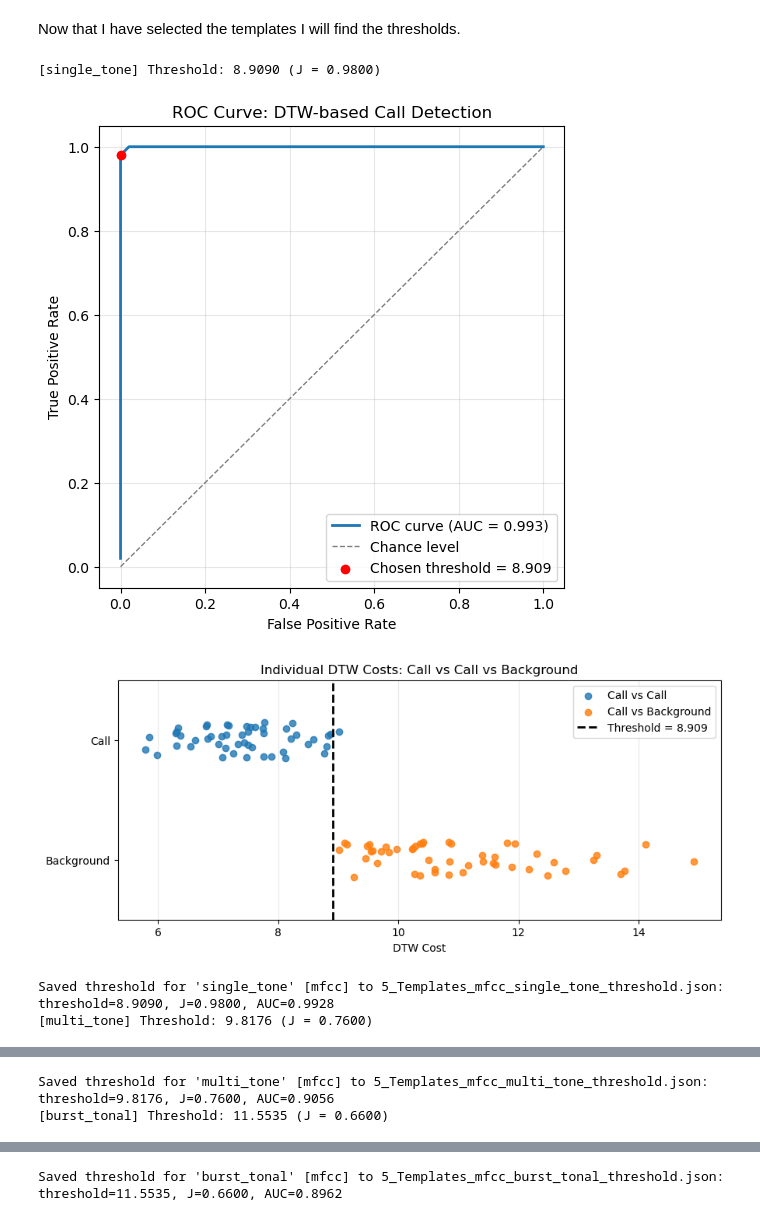
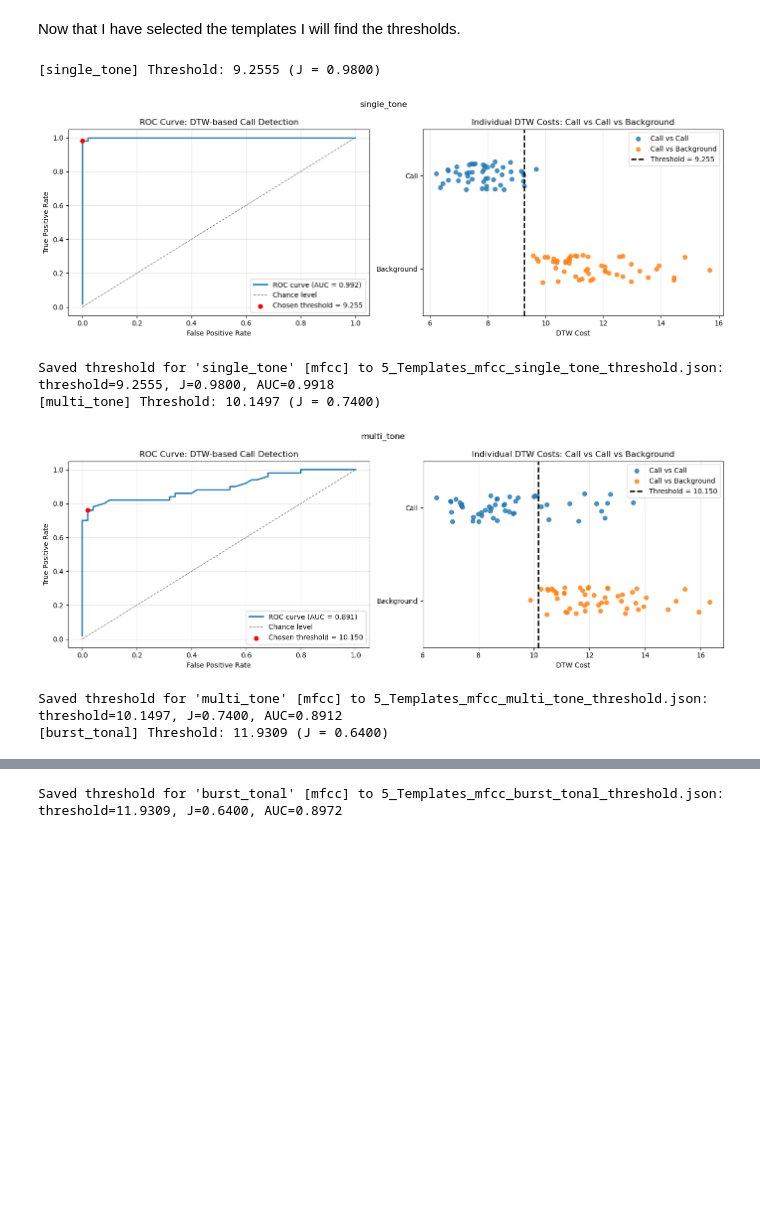
Before and after one commit to koekiekat/Skripsie, a Jupyter notebook: Mod_Software/mfcc_calib_5.ipynb, the cells around one changed output, grey strips where cells are left out. Cells and saved outputs as stored; diff of their text form; code cells hidden in the pictures; blank space fills up the shorter version.

Commit message:
set up mfcc. it does not work well

```diff
--- a/Mod_Software/mfcc_calib_5.ipynb
+++ b/Mod_Software/mfcc_calib_5.ipynb
@@ -20,39 +41,71 @@ n_calib = 10
 # %%
-extractor = make_mfcc_extractor()
+''' Calculate thresholds and ROC curve for each call type and save the values in seperated . json files
+    Plot results
+'''
 
-TEMPLATE_STEM = "20230429_Templates_20230429_102841"
+
+#start of filename where templates are stored
+TEMPLATE_filename_start = "20230429_Templates_20230429_102841"
+
+#Create item() for call type file_names
+#"call_type" : "calib_file"
 CALIB_FILES = {
     "single_tone": "ST_CALIB_26_20230426_075505_single_tone_templates.json",
     "multi_tone":  "MT_CALIB_26_20230426_075505_multi_tone_templates.json",
     "burst_tonal": "BT_CALIB_26_20230426_075505_burst_tonal_templates.json",
 }
 
-bg_specs = load_features_from_json(
-    RESULTS_26 / "Bground_CALIB_26_20230426_075505_background.json", extractor, n_calib)
+bg_file = "Bground_CALIB_26_20230426_075505_background.json"
+
+#Load in background templates
+bg_features = load_features_from_json(RESULTS_26 / bg_file, extractor, n_calib)
+
+calib_features_by_type = {}
+
+#loop through each of three call types
 
 for call_type, calib_file in CALIB_FILES.items():
-    template_specs = load_features_from_json(
-        RESULTS_29 / f"{TEMPLATE_STEM}_{call_type}_templates.json", extractor, n_temps)
-    calib_specs = load_features_from_json(RESULTS_26 / calib_file, extractor, n_calib)
+    #Load template featues for specific call type
+    template_features = load_features_from_json(RESULTS_29 / f"{TEMPLATE_filename_start}_{call_type}_templates.json", extractor, n_temps)
 
-    call_costs, _ = dtw_cross_costs(template_specs, calib_specs, extractor.metric)
-    bg_costs, _   = dtw_cross_costs(template_specs, bg_specs,    extractor.metric)
+    #Load calibration features for specific call type
+    calib_features = load_features_from_json(RESULTS_26 / calib_file, extractor, n_calib)
 
+    calib_features_by_type[call_type] = calib_features
+
+    #calculate specific call type costs temps against specific call type calib
+    call_costs = dtw_cross_costs(template_features, calib_features, extractor.metric)
+    #calculate specific call type costs temps against background
+    bg_costs = dtw_cross_costs(template_features, bg_features, extractor.metric)
+
+    #compute ROC curve values
     fpr, tpr, thresholds = compute_roc_curve(call_costs, bg_costs)
+
+    #compute best youden threshold
     threshold, j_stat = find_threshold_youden_from_roc(fpr, tpr, thresholds)
+    #compute area under curve
     auc = compute_auc(fpr, tpr)
     print(f"[{call_type}] Threshold: {threshold:.4f} (J = {j_stat:.4f})")
 
-    _ = plot_roc_curve(call_costs, bg_costs, best_threshold=threshold)
-    plot_dtw_scatter(call_costs, bg_costs, threshold=threshold)
+    #plot ROC curve and scatter plot of costs for specific call type
 
+    fig, axes = plt.subplots(1, 2, figsize=(14, 5))
+    plot_roc_curve(call_costs, bg_costs, best_threshold=threshold, ax=axes[0])
+    plot_dtw_scatter(call_costs, bg_costs, threshold=threshold, ax=axes[1])
+    fig.suptitle(f"{call_type}")
+    plt.tight_layout()
+    plt.show()
+
+    #save specific call type threshold in .json file
     save_threshold_new(threshold, j_stat, auc, call_type=call_type,
                    file_label=file_name, results_dir=THRESHOLDS,
                    n_templates=n_temps, n_background=n_calib,
                    feature_name=extractor.name, feature_params=extractor.params)
 # %% [output]
-[single_tone] Threshold: 8.9090 (J = 0.9800)
+[single_tone] Threshold: 9.2555 (J = 0.9800)
-[figure, old version]
+[figure, new version]
+Saved threshold for 'single_tone' [mfcc] to 5_Templates_mfcc_single_tone_threshold.json: threshold=9.2555, J=0.9800, AUC=0.9918
+[multi_tone] Threshold: 10.1497 (J = 0.7400)
-[figure, old version]
+[figure, new version]
-Saved threshold for 'single_tone' [mfcc] to 5_Templates_mfcc_single_tone_threshold.json: threshold=8.9090, J=0.9800, AUC=0.9928
-[multi_tone] Threshold: 9.8176 (J = 0.7600)
+Saved threshold for 'multi_tone' [mfcc] to 5_Templates_mfcc_multi_tone_threshold.json: threshold=10.1497, J=0.7400, AUC=0.8912
+[burst_tonal] Threshold: 11.9309 (J = 0.6400)
@@ -61,2 +112,0 @@ Saved threshold for 'single_tone' [mfcc] to 5_Templates_mfcc_single_tone_thresho
-Saved threshold for 'multi_tone' [mfcc] to 5_Templates_mfcc_multi_tone_threshold.json: threshold=9.8176, J=0.7600, AUC=0.9056
-[burst_tonal] Threshold: 11.5535 (J = 0.6600)
@@ -65 +113 @@ Saved threshold for 'multi_tone' [mfcc] to 5_Templates_mfcc_multi_tone_threshold
-Saved threshold for 'burst_tonal' [mfcc] to 5_Templates_mfcc_burst_tonal_threshold.json: threshold=11.5535, J=0.6600, AUC=0.8962
+Saved threshold for 'burst_tonal' [mfcc] to 5_Templates_mfcc_burst_tonal_threshold.json: threshold=11.9309, J=0.6400, AUC=0.8972
```
Also changed, not shown: parts of 4 cells of this notebook, 11 other files.
